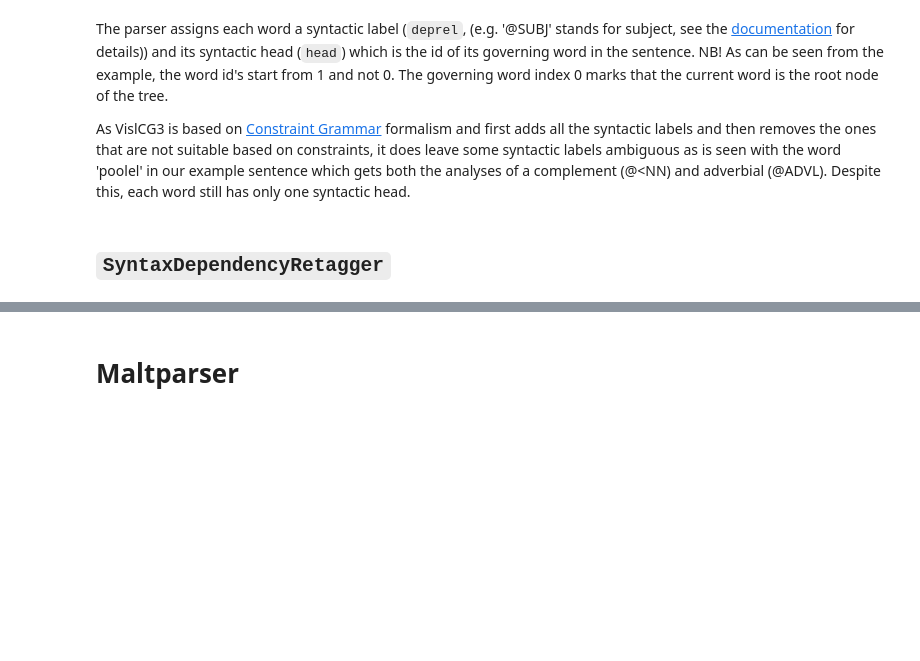
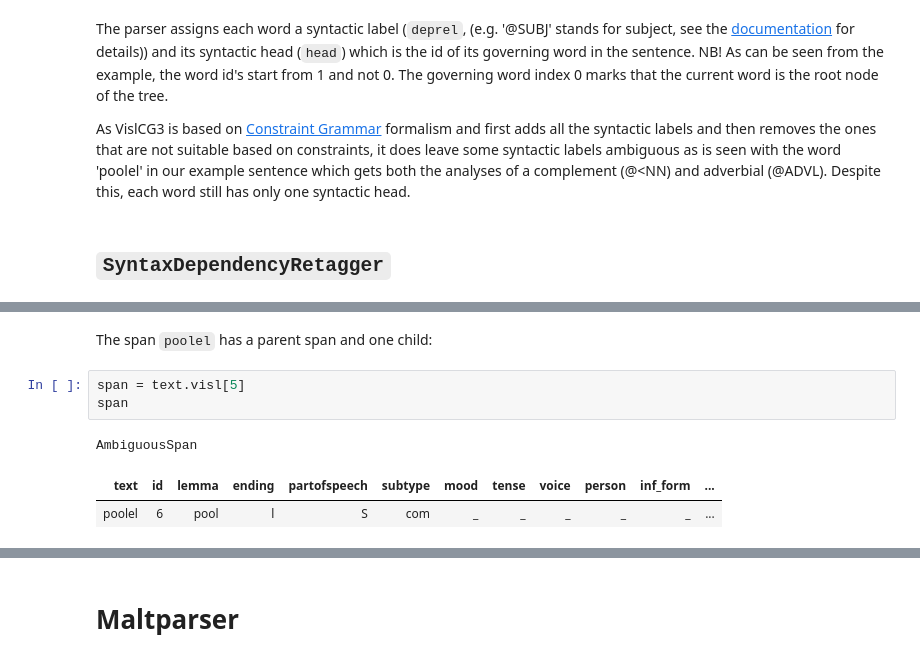
Before and after one commit to estnltk/estnltk, a Jupyter notebook: tutorials/syntax/syntax.ipynb, the cells around one changed output, grey strips where cells are left out. Drawn from its saved outputs; the diff is of its cells as text; blank space fills up the shorter version.

```diff
--- a/tutorials/syntax/syntax.ipynb
+++ b/tutorials/syntax/syntax.ipynb
@@ -124,3 +124,12 @@ Layer
 | esimesel | 5 | esimene | l | N | ord | _ | _ | _ | _ | _ | ... |
 | poolel | 6 | pool | l | S | com | _ | _ | _ | _ | _ | ... |
 | . | 7 | . | _ | Z | Fst | _ | _ | _ | _ | _ | ... |
+# %% [markdown]
+The span `poolel` has a parent span and one child:
+# %%
+span = text.visl[5]
+span
+# %% [output]
+AmbiguousSpan
+| text | id | lemma | ending | partofspeech | subtype | mood | tense | voice | person | inf_form | ... |
+| poolel | 6 | pool | l | S | com | _ | _ | _ | _ | _ | ... |
```
Also changed, not shown: parts of 8 cells of this notebook.
